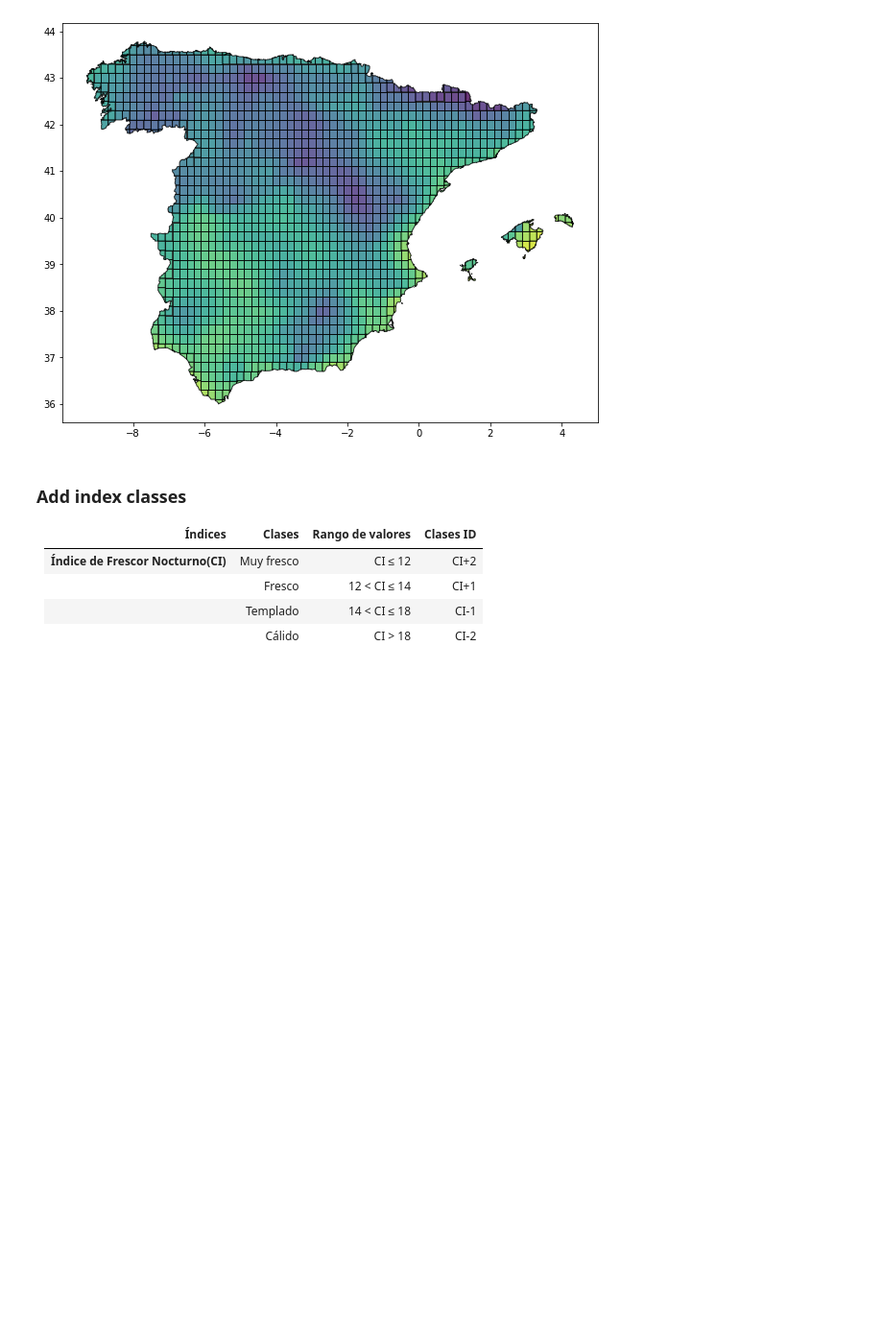
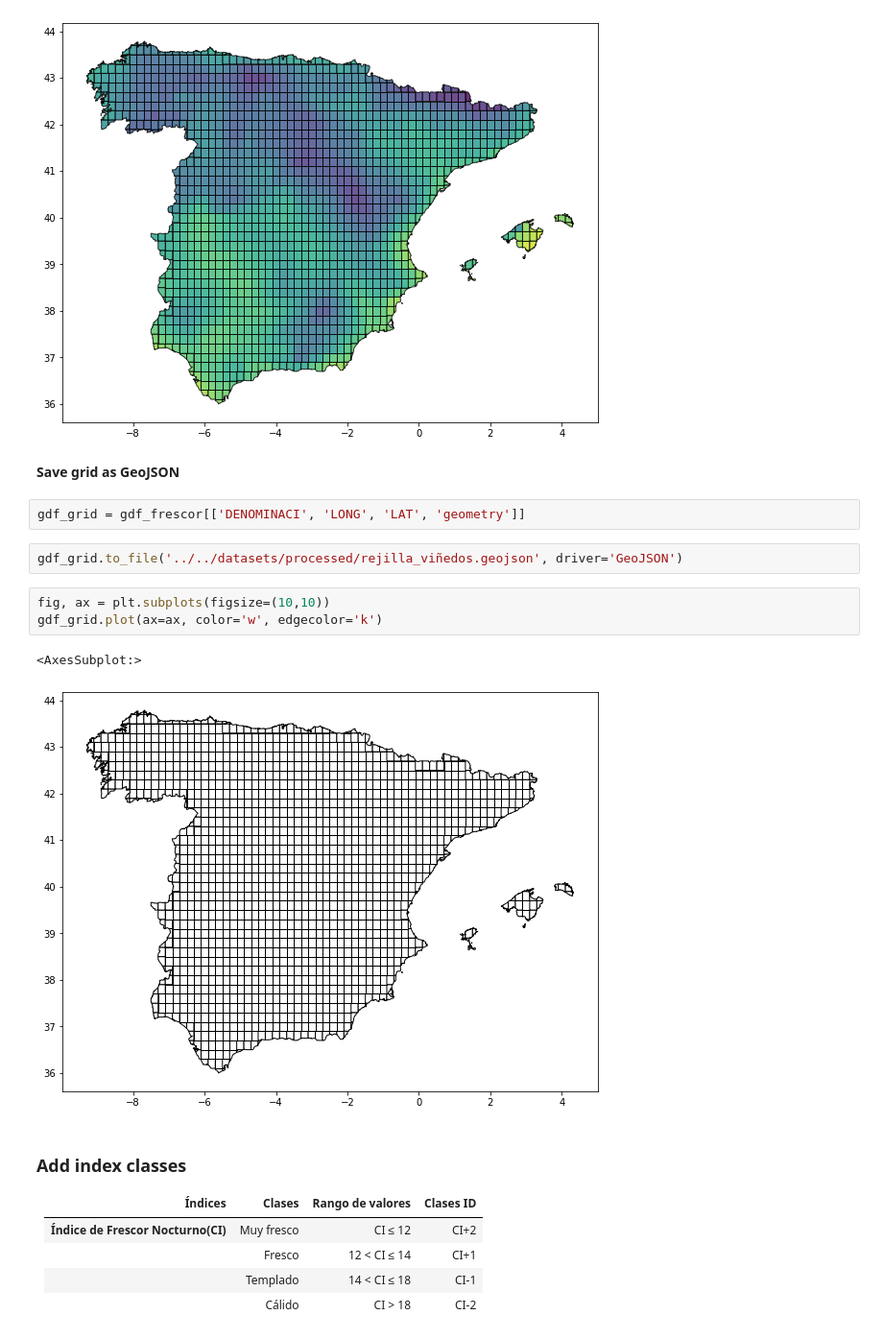
Before and after one commit to Vizzuality/ecf-agricultural-climate-impact, a Jupyter notebook: data/notebooks/Lab/08_Datos_Viñedo.ipynb, the cells around one changed output. Shown at 96% size. Drawn from its saved outputs; the diff is of its cells as text; blank space fills up the shorter version.

Commit message:
Save grid and data for vineyard

```diff
--- a/data/notebooks/Lab/08_Datos_Viñedo.ipynb
+++ b/data/notebooks/Lab/08_Datos_Viñedo.ipynb
@@ -146,6 +146,18 @@ gdf_frescor.plot(ax=ax, column='MEDIA', alpha=0.8, edgecolor='k')
 # %% [output]
 <AxesSubplot:>
 [figure]
+# %% [markdown]
+**Save grid as GeoJSON**
+# %%
+gdf_grid = gdf_frescor[['DENOMINACI', 'LONG', 'LAT', 'geometry']]
+# %%
+gdf_grid.to_file('../../datasets/processed/rejilla_viñedos.geojson', driver='GeoJSON')
+# %%
+fig, ax = plt.subplots(figsize=(10,10))
+gdf_grid.plot(ax=ax, color='w', edgecolor='k')
+# %% [output]
+<AxesSubplot:>
+[figure, added]
 # %% [markdown]
 ### Add index classes
 
```
Also changed, not shown: parts of 11 cells of this notebook.
